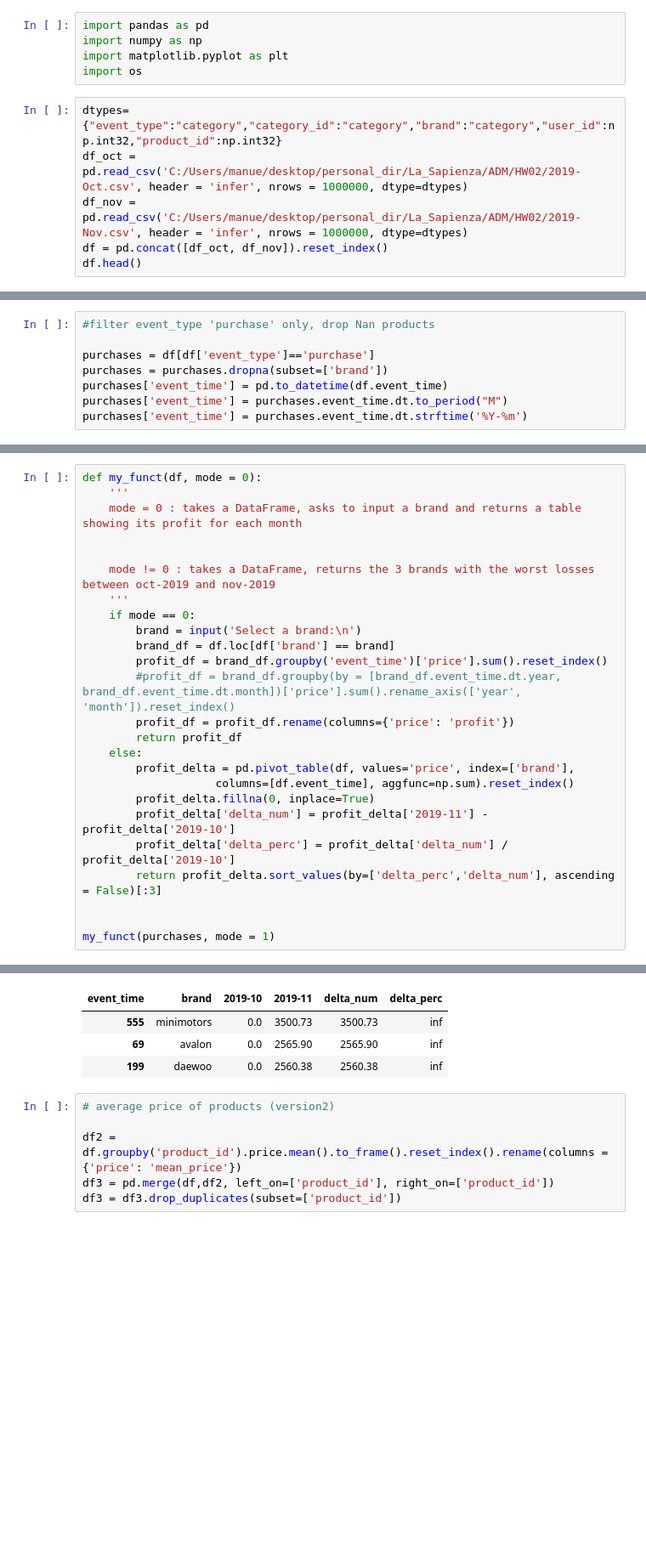
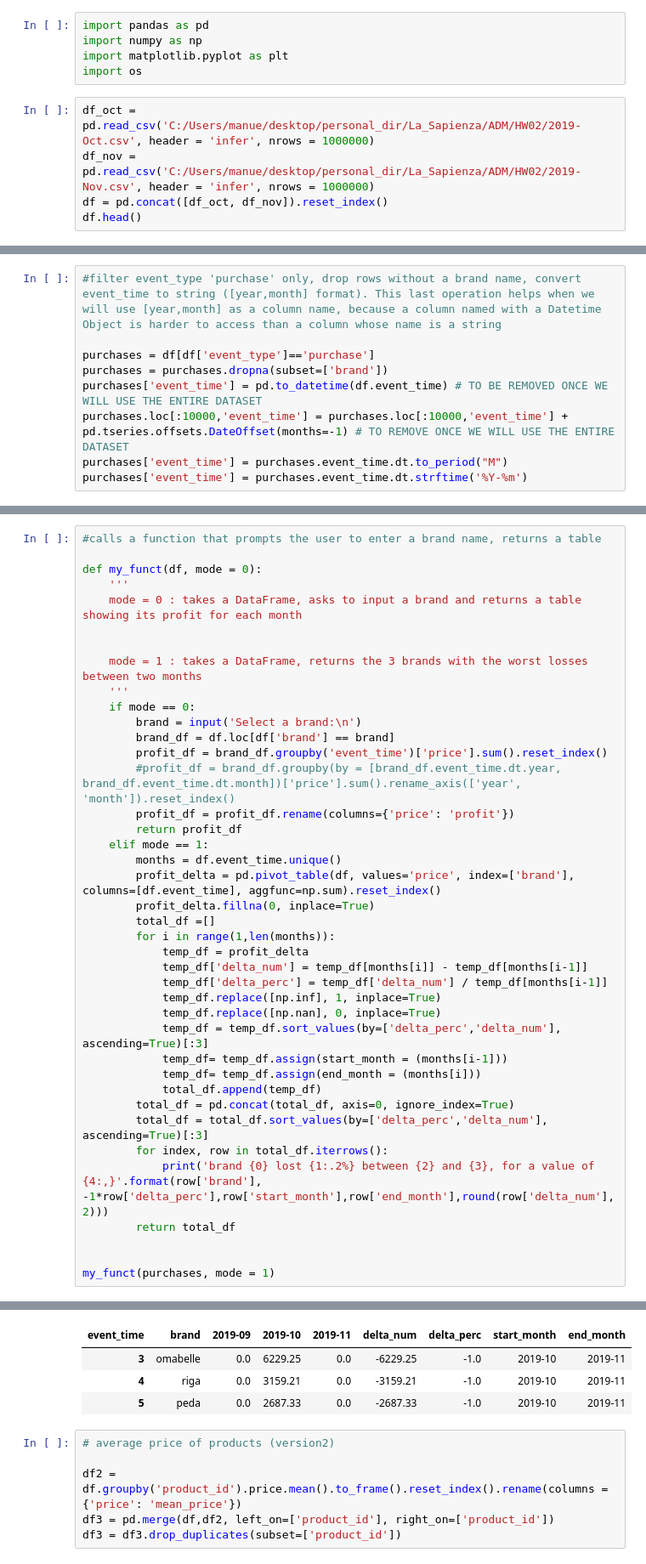
Before and after one commit to domenicocinque/ADM-HW2, a Jupyter notebook: ADM_HW02_RQ4.ipynb, the cells around one changed output, grey strips where cells are left out. Shown at 85% size. Cells and saved outputs as stored; diff of their text form; blank space fills up the shorter version.

```diff
--- a/ADM_HW02_RQ4.ipynb
+++ b/ADM_HW02_RQ4.ipynb
@@ -4,9 +4,8 @@ import numpy as np
 import matplotlib.pyplot as plt
 import os
 # %%
-dtypes={"event_type":"category","category_id":"category","brand":"category","user_id":np.int32,"product_id":np.int32}
-df_oct = pd.read_csv('C:/Users/manue/desktop/personal_dir/La_Sapienza/ADM/HW02/2019-Oct.csv', header = 'infer', nrows = 1000000, dtype=dtypes)
-df_nov = pd.read_csv('C:/Users/manue/desktop/personal_dir/La_Sapienza/ADM/HW02/2019-Nov.csv', header = 'infer', nrows = 1000000, dtype=dtypes)
+df_oct = pd.read_csv('C:/Users/manue/desktop/personal_dir/La_Sapienza/ADM/HW02/2019-Oct.csv', header = 'infer', nrows = 1000000)
+df_nov = pd.read_csv('C:/Users/manue/desktop/personal_dir/La_Sapienza/ADM/HW02/2019-Nov.csv', header = 'infer', nrows = 1000000)
 df = pd.concat([df_oct, df_nov]).reset_index()
 df.head()
 # %% [output]
@@ -17,11 +16,12 @@ df.head()
 | 3 | 3 | 2019-10-01 00:00:01 UTC | view | 1307067 | 2053013558920217191 | computers.notebook | lenovo | 251.74 | 550050854 | ... |
 | 4 | 4 | 2019-10-01 00:00:04 UTC | view | 1004237 | 2053013555631882655 | electronics.smartphone | apple | 1081.98 | 535871217 | ... |
 # %%
-#filter event_type 'purchase' only, drop Nan products
+#filter event_type 'purchase' only, drop rows without a brand name, convert event_time to string ([year,month] format). This last operation helps when we will use [year,month] as a column name, because a column named with a Datetime Object is harder to access than a column whose name is a string
 
 purchases = df[df['event_type']=='purchase']
 purchases = purchases.dropna(subset=['brand'])
-purchases['event_time'] = pd.to_datetime(df.event_time)
+purchases['event_time'] = pd.to_datetime(df.event_time) # TO BE REMOVED ONCE WE WILL USE THE ENTIRE DATASET
+purchases.loc[:10000,'event_time'] = purchases.loc[:10000,'event_time'] + pd.tseries.offsets.DateOffset(months=-1) # TO REMOVE ONCE WE WILL USE THE ENTIRE DATASET
 purchases['event_time'] = purchases.event_time.dt.to_period("M")
 purchases['event_time'] = purchases.event_time.dt.strftime('%Y-%m')
 # %%
@@ -43,10 +72,12 @@ plt.show()
 # %%
+#calls a function that prompts the user to enter a brand name, returns a table
+
 def my_funct(df, mode = 0):
     '''
     mode = 0 : takes a DataFrame, asks to input a brand and returns a table showing its profit for each month
 
 
-    mode != 0 : takes a DataFrame, returns the 3 brands with the worst losses between oct-2019 and nov-2019
+    mode = 1 : takes a DataFrame, returns the 3 brands with the worst losses between two months
     '''
     if mode == 0:
         brand = input('Select a brand:\n')
@@ -55,13 +86,26 @@ def my_funct(df, mode = 0):
         #profit_df = brand_df.groupby(by = [brand_df.event_time.dt.year, brand_df.event_time.dt.month])['price'].sum().rename_axis(['year', 'month']).reset_index()
         profit_df = profit_df.rename(columns={'price': 'profit'})
         return profit_df
-    else:
-        profit_delta = pd.pivot_table(df, values='price', index=['brand'],
-                    columns=[df.event_time], aggfunc=np.sum).reset_index()
+    elif mode == 1:
+        months = df.event_time.unique()
+        profit_delta = pd.pivot_table(df, values='price', index=['brand'], columns=[df.event_time], aggfunc=np.sum).reset_index()
         profit_delta.fillna(0, inplace=True)
-        profit_delta['delta_num'] = profit_delta['2019-11'] - profit_delta['2019-10']
-        profit_delta['delta_perc'] = profit_delta['delta_num'] / profit_delta['2019-10']
-        return profit_delta.sort_values(by=['delta_perc','delta_num'], ascending = False)[:3]
+        total_df =[]
+        for i in range(1,len(months)):
+            temp_df = profit_delta
+            temp_df['delta_num'] = temp_df[months[i]] - temp_df[months[i-1]]
+            temp_df['delta_perc'] = temp_df['delta_num'] / temp_df[months[i-1]]
+            temp_df.replace([np.inf], 1, inplace=True)
+            temp_df.replace([np.nan], 0, inplace=True)
+            temp_df = temp_df.sort_values(by=['delta_perc','delta_num'], ascending=True)[:3]
+            temp_df= temp_df.assign(start_month = (months[i-1]))
+            temp_df= temp_df.assign(end_month = (months[i]))
+            total_df.append(temp_df)
+        total_df = pd.concat(total_df, axis=0, ignore_index=True)
+        total_df = total_df.sort_values(by=['delta_perc','delta_num'], ascending=True)[:3]
+        for index, row in total_df.iterrows():
+            print('brand {0} lost {1:.2%} between {2} and {3}, for a value of {4:,}'.format(row['brand'], -1*row['delta_perc'],row['start_month'],row['end_month'],round(row['delta_num'],2)))
+        return total_df
 
 
 my_funct(purchases, mode = 1)
@@ -69,7 +116,7 @@ my_funct(purchases, mode = 1)
-| event_time | brand | 2019-10 | 2019-11 | delta_num | delta_perc |
-| 555 | minimotors | 0.0 | 3500.73 | 3500.73 | inf |
-| 69 | avalon | 0.0 | 2565.90 | 2565.90 | inf |
-| 199 | daewoo | 0.0 | 2560.38 | 2560.38 | inf |
+| event_time | brand | 2019-09 | 2019-10 | 2019-11 | delta_num | delta_perc | start_month | end_month |
+| 3 | omabelle | 0.0 | 6229.25 | 0.0 | -6229.25 | -1.0 | 2019-10 | 2019-11 |
+| 4 | riga | 0.0 | 3159.21 | 0.0 | -3159.21 | -1.0 | 2019-10 | 2019-11 |
+| 5 | peda | 0.0 | 2687.33 | 0.0 | -2687.33 | -1.0 | 2019-10 | 2019-11 |
 # %%
 # average price of products (version2)
 
```
Also changed, not shown: parts of 3 cells of this notebook, 2 other files.
